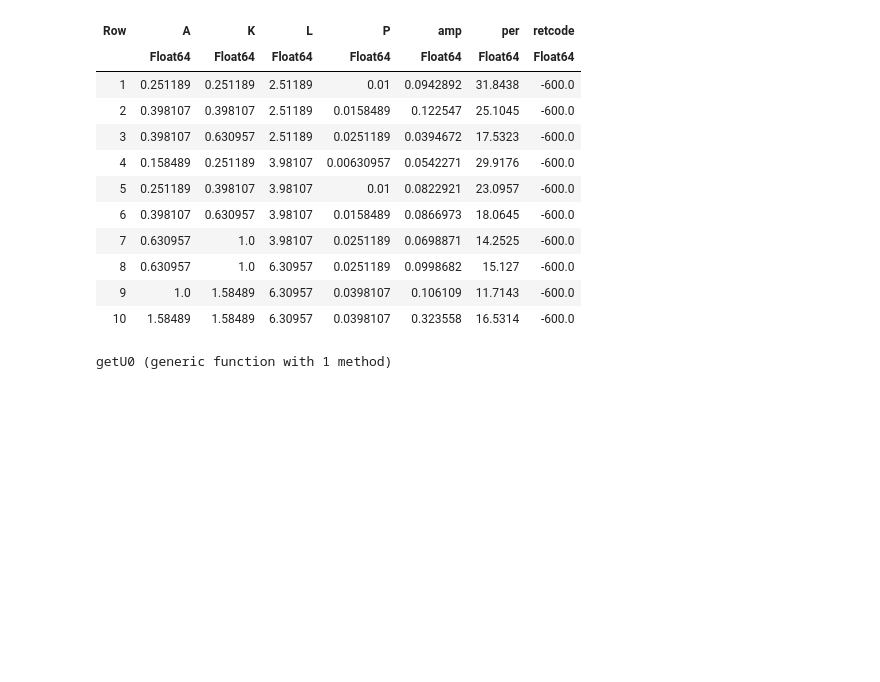
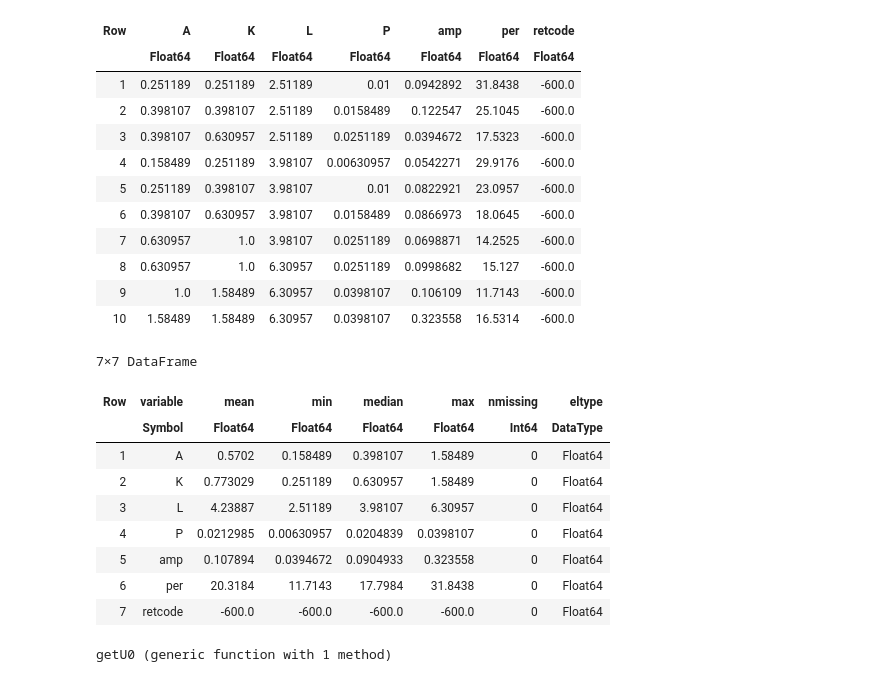
Before and after one commit to egreenberg7/Julia, a Jupyter notebook: ExperimentalFullModelWork/EarlyOutput.ipynb, the cells around one changed output. Cells and saved outputs as stored; diff of their text form; code cells hidden in the pictures; blank space fills up the shorter version.

```diff
--- a/ExperimentalFullModelWork/EarlyOutput.ipynb
+++ b/ExperimentalFullModelWork/EarlyOutput.ipynb
@@ -180,6 +179,19 @@ osc1 = concdfArr[1][oscbool, :]
 | 8 | 0.630957 | 1.0 | 6.30957 | 0.0251189 | 0.0998682 | 15.127 | -600.0 |
 | 9 | 1.0 | 1.58489 | 6.30957 | 0.0398107 | 0.106109 | 11.7143 | -600.0 |
 | 10 | 1.58489 | 1.58489 | 6.30957 | 0.0398107 | 0.323558 | 16.5314 | -600.0 |
+# %%
+describe(osc1)
+# %% [output]
+7×7 DataFrame
+| Row | variable | mean | min | median | max | nmissing | eltype |
+|  | Symbol | Float64 | Float64 | Float64 | Float64 | Int64 | DataType |
+| 1 | A | 0.5702 | 0.158489 | 0.398107 | 1.58489 | 0 | Float64 |
+| 2 | K | 0.773029 | 0.251189 | 0.630957 | 1.58489 | 0 | Float64 |
+| 3 | L | 4.23887 | 2.51189 | 3.98107 | 6.30957 | 0 | Float64 |
+| 4 | P | 0.0212985 | 0.00630957 | 0.0204839 | 0.0398107 | 0 | Float64 |
+| 5 | amp | 0.107894 | 0.0394672 | 0.0904933 | 0.323558 | 0 | Float64 |
+| 6 | per | 20.3184 | 11.7143 | 17.7984 | 31.8438 | 0 | Float64 |
+| 7 | retcode | -600.0 | -600.0 | -600.0 | -600.0 | 0 | Float64 |
 # %%
 function getU0(mydf, row)
     u0 = zeros(16)
```
Also changed, not shown: parts of 13 cells of this notebook, 1 other file.
